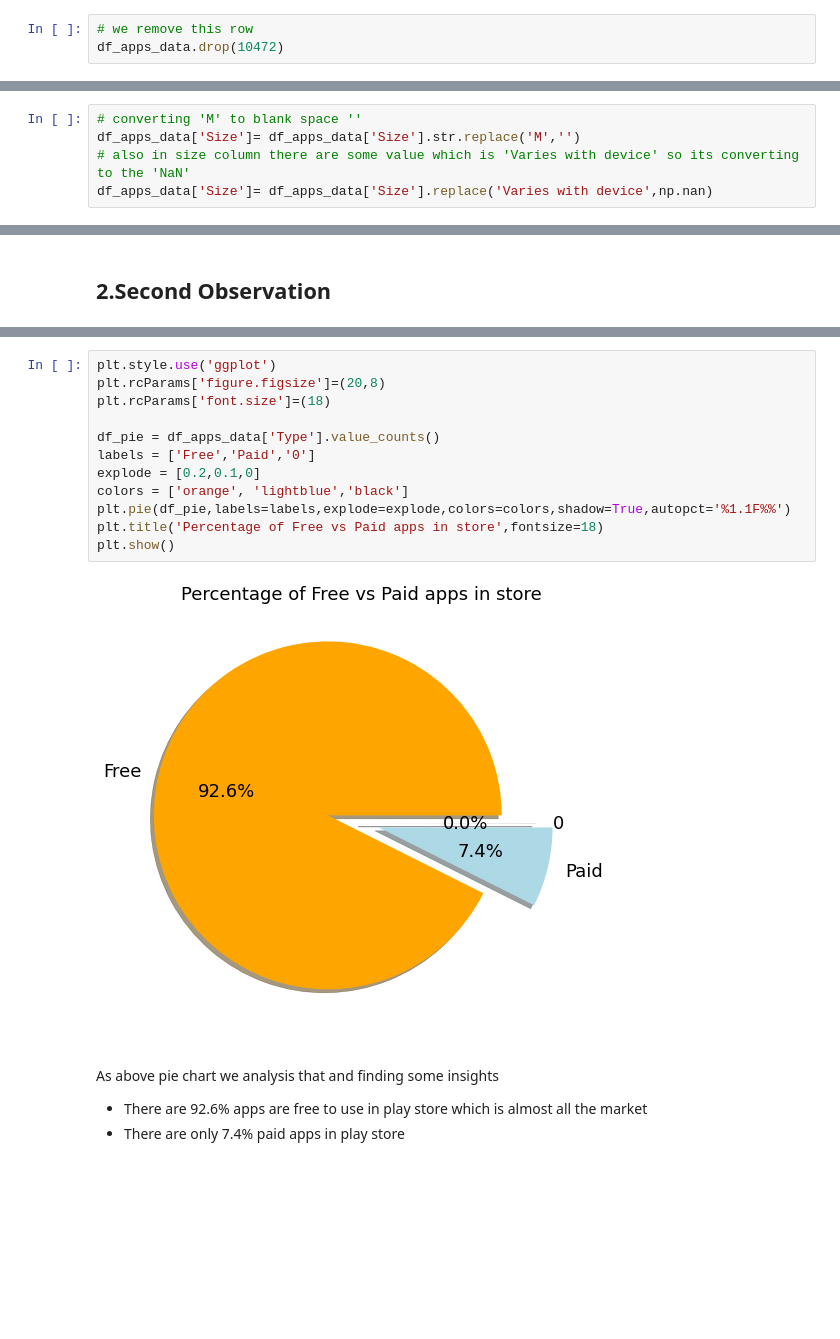
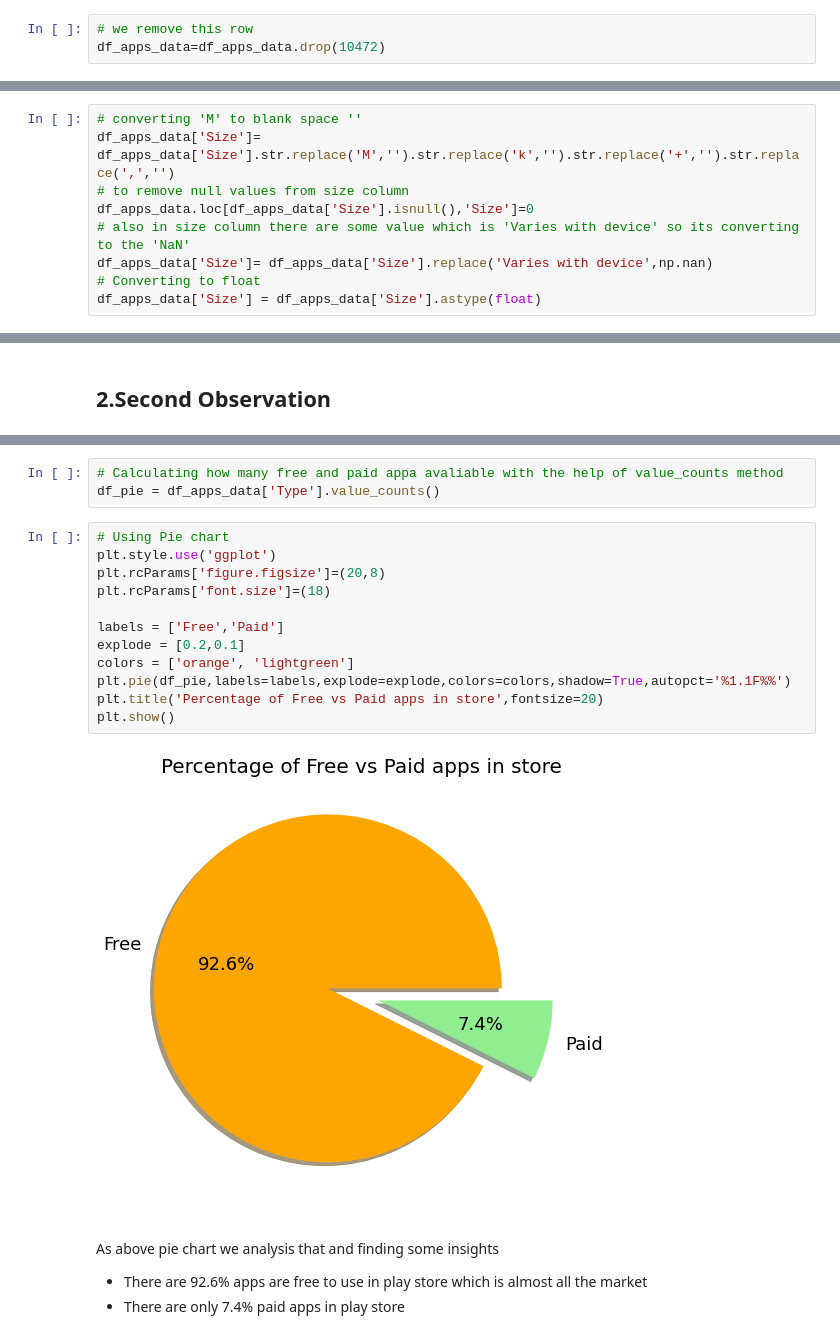
Before and after one commit to KrushnaChaure/Play-Store-App-Review-Analysis, a Jupyter notebook: Play_Store_App_Review_Analysis_Capstone_Project.ipynb, the cells around one changed output, grey strips where cells are left out. Saved outputs shown, nothing was run; the diff lists cells and outputs as text; blank space fills up the shorter version.

```diff
--- a/Play_Store_App_Review_Analysis_Capstone_Project.ipynb
+++ b/Play_Store_App_Review_Analysis_Capstone_Project.ipynb
@@ -226,4 +226,4 @@ Why this data cleaning is important ????
 So during running the code in row number 10472 found mismatch data on that row so we remove this row.
 # %%
 # we remove this row
-df_apps_data.drop(10472)
+df_apps_data=df_apps_data.drop(10472)
@@ -271,8 +268,12 @@ Also in size column we want to convert 'M' into numeric data
 # %%
 # converting 'M' to blank space ''
-df_apps_data['Size']= df_apps_data['Size'].str.replace('M','')
+df_apps_data['Size']= df_apps_data['Size'].str.replace('M','').str.replace('k','').str.replace('+','').str.replace(',','')
+# to remove null values from size column
+df_apps_data.loc[df_apps_data['Size'].isnull(),'Size']=0
 # also in size column there are some value which is 'Varies with device' so its converting to the 'NaN'
 df_apps_data['Size']= df_apps_data['Size'].replace('Varies with device',np.nan)
+# Converting to float
+df_apps_data['Size'] = df_apps_data['Size'].astype(float)
 # %%
 df_apps_data['Size']
 # %% [output]
@@ -414,17 +431,20 @@ In this observation we uses pie chart to analysis
+# %%
+# Calculating how many free and paid appa avaliable with the help of value_counts method
+df_pie = df_apps_data['Type'].value_counts()
 # %%
+# Using Pie chart
 plt.style.use('ggplot')
 plt.rcParams['figure.figsize']=(20,8)
 plt.rcParams['font.size']=(18)
 
-df_pie = df_apps_data['Type'].value_counts()
-labels = ['Free','Paid','0']
-explode = [0.2,0.1,0]
-colors = ['orange', 'lightblue','black']
+labels = ['Free','Paid']
+explode = [0.2,0.1]
+colors = ['orange', 'lightgreen']
 plt.pie(df_pie,labels=labels,explode=explode,colors=colors,shadow=True,autopct='%1.1F%%')
-plt.title('Percentage of Free vs Paid apps in store',fontsize=18)
+plt.title('Percentage of Free vs Paid apps in store',fontsize=20)
 plt.show()
 # %% [output]
-[figure, old version]
+[figure, new version]
 # %% [markdown]
 As above pie chart we analysis that and finding some insights
 
```
Also changed, not shown: parts of 36 cells of this notebook.
